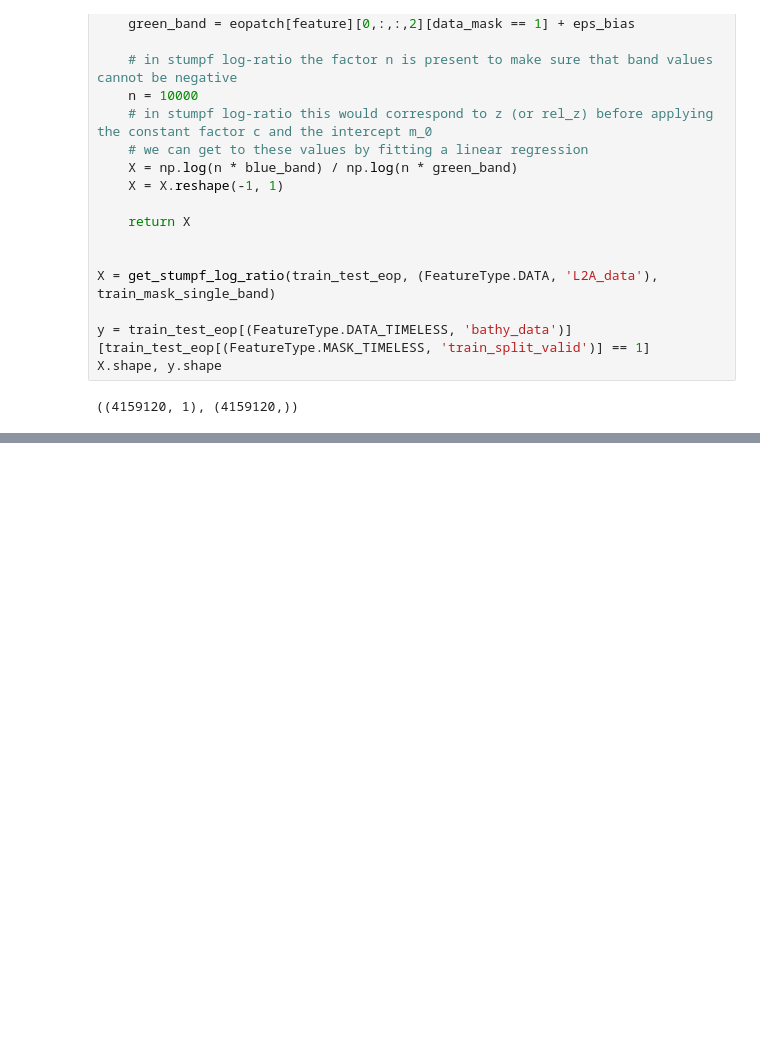
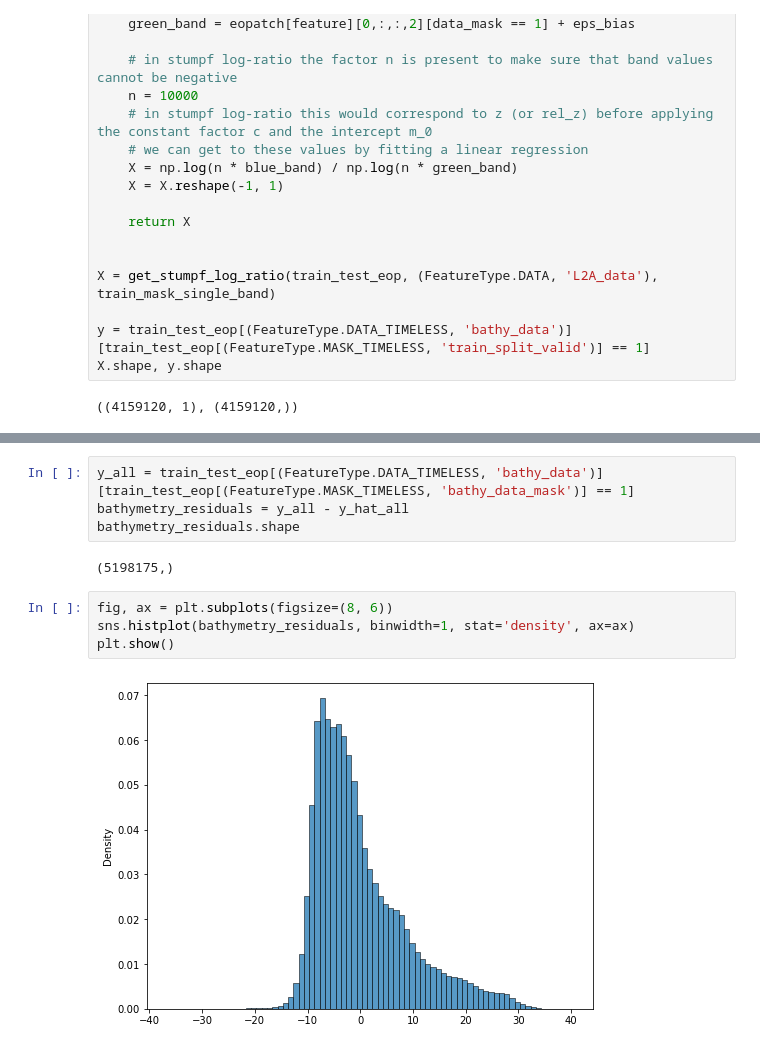
Before and after one commit to WalternativE/evaluation-preprocessing-methods-sentinel2-ml-based-bathymetry-estimation, a Jupyter notebook: notebooks/02__naive_stumpf_log_regression.ipynb, the cells around one changed output, grey strips where cells are left out. Saved outputs shown, nothing was run; the diff lists cells and outputs as text; blank space fills up the shorter version.

```diff
--- a/notebooks/02__naive_stumpf_log_regression.ipynb
+++ b/notebooks/02__naive_stumpf_log_regression.ipynb
@@ -198,0 +203,12 @@ plt.show()
+# %%
+y_all = train_test_eop[(FeatureType.DATA_TIMELESS, 'bathy_data')][train_test_eop[(FeatureType.MASK_TIMELESS, 'bathy_data_mask')] == 1]
+bathymetry_residuals = y_all - y_hat_all
+bathymetry_residuals.shape
+# %% [output]
+(5198175,)
+# %%
+fig, ax = plt.subplots(figsize=(8, 6))
+sns.histplot(bathymetry_residuals, binwidth=1, stat='density', ax=ax)
+plt.show()
+# %% [output]
+[figure, added]
```
Also changed, not shown: parts of 12 cells of this notebook.
